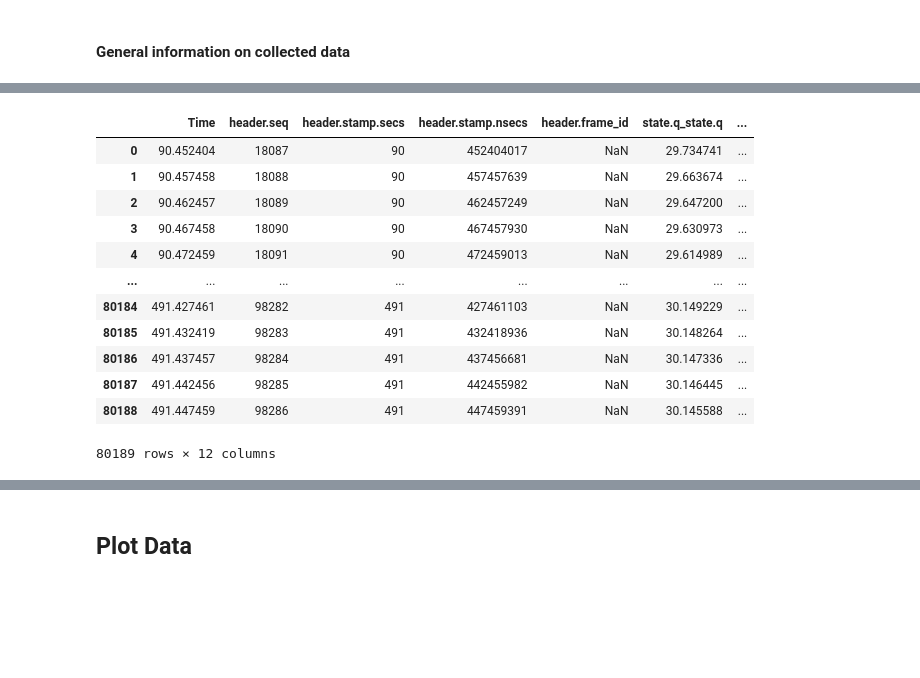
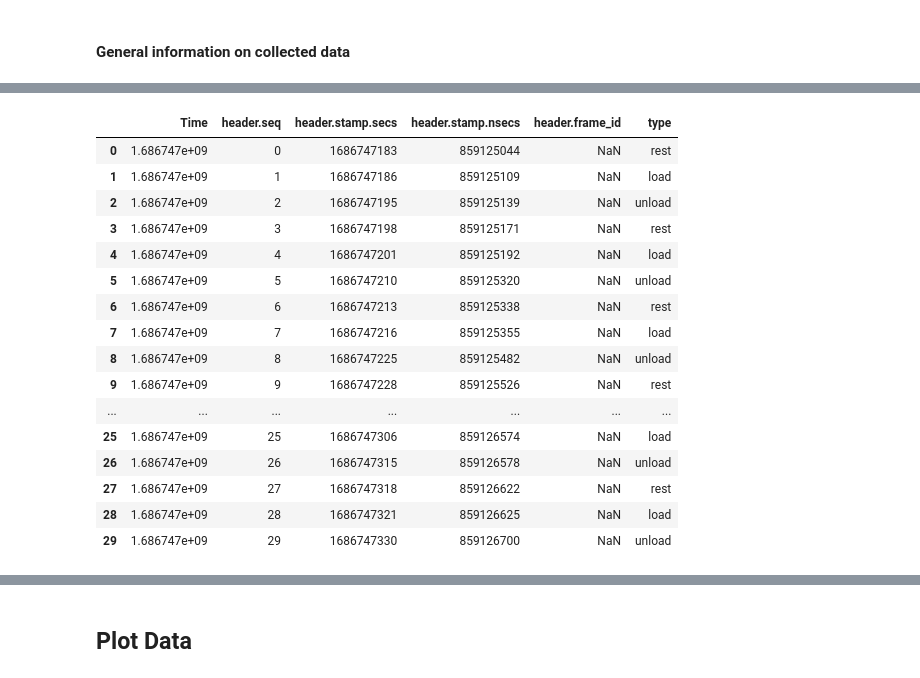
Before and after one commit to Cyberjin7/master_thesis, a Jupyter notebook: analysis/unloading_analysis.ipynb, the cells around one changed output, grey strips where cells are left out. Cells and saved outputs as stored; diff of their text form; code cells hidden in the pictures; blank space fills up the shorter version.

```diff
--- a/analysis/unloading_analysis.ipynb
+++ b/analysis/unloading_analysis.ipynb
@@ -12,11 +12,3 @@ import os
 
 bagpy is used to load bag files.
 A list of bagreaders is made. One bagreader for each trial. So if an experiment was performed 4 times, a list of 4 bagreaders will be made.
-# %%
-# directory = '/home/jin/work/MT/predictive-exoskeleton/workspace/src/plotter/experiment/launch/bag/Jin24_03/' # home
-directory = '/home/ics-student/students/jinho/MA/repo/predictive-exoskeleton/workspace/src/plotter/experiment/launch/bag/test' # uni
-b = []
-for filename in os.listdir(directory):
-    f = os.path.join(directory, filename)
-    if not os.path.isdir(f):
-        b.append(bagreader(f))
@@ -26,0 +15,2 @@ for filename in os.listdir(directory):
+# %%
+directory = '/home/ics-student/students/jinho/MA/repo/predictive-exoskeleton/workspace/src/plotter/experiment/launch/bag/unloading/06_14_nat_unloading' # uni
@@ -73,3 +93,23 @@ CSV files already exist for:  /home/ics-student/students/jinho/MA/repo/predictiv
+# %%
+trial_emg_list = []
+trial_rms_list = []
+trial_type_list = []
+trial_state_list = []
+baseline_emg_list = []
+baseline_rms_list = []
+baseline_type_list = []
+
+
+for bag in trial:
+    trial_emg_list.append(bag.message_by_topic('emg_raw'))
+    trial_rms_list.append(bag.message_by_topic('emg_rms'))
+    trial_type_list.append(bag.message_by_topic('load_type'))
+    trial_state_list.append(bag.message_by_topic('state'))
+
+for bag in baseline:
+    baseline_emg_list.append(bag.message_by_topic('emg_raw'))
+    baseline_rms_list.append(bag.message_by_topic('emg_rms'))
+    baseline_type_list.append(bag.message_by_topic('load_type'))
 # %% [markdown]
 ### Create pandas data frames from csv files
 # %% [markdown]
@@ -95,3 +123,12 @@ NameError: name 'response_df_list' is not defined
+# %%
+trial_emg_dflist = csv2df(trial_emg_list)
+trial_rms_dflist = csv2df(trial_rms_list)
+trial_type_dflist = csv2df(trial_type_list)
+trial_state_dflist = csv2df(trial_state_list)
+
+baseline_emg_dflist = csv2df(baseline_emg_list)
+baseline_rms_dflist = csv2df(baseline_rms_list)
+baseline_type_dflist = csv2df(baseline_type_list)
 # %% [markdown]
 #### General information on collected data
 # %%
@@ -140,16 +184,20 @@ ref_df_list[0]
 # %%
-state_df_list[0]
+trial_type_dflist[0]
 # %% [output]
-|  | Time | header.seq | header.stamp.secs | header.stamp.nsecs | header.frame_id | state.q_state.q | ... |
-| 0 | 90.452404 | 18087 | 90 | 452404017 | NaN | 29.734741 | ... |
-| 1 | 90.457458 | 18088 | 90 | 457457639 | NaN | 29.663674 | ... |
-| 2 | 90.462457 | 18089 | 90 | 462457249 | NaN | 29.647200 | ... |
-| 3 | 90.467458 | 18090 | 90 | 467457930 | NaN | 29.630973 | ... |
-| 4 | 90.472459 | 18091 | 90 | 472459013 | NaN | 29.614989 | ... |
-| ... | ... | ... | ... | ... | ... | ... | ... |
-| 80184 | 491.427461 | 98282 | 491 | 427461103 | NaN | 30.149229 | ... |
-| 80185 | 491.432419 | 98283 | 491 | 432418936 | NaN | 30.148264 | ... |
-| 80186 | 491.437457 | 98284 | 491 | 437456681 | NaN | 30.147336 | ... |
-| 80187 | 491.442456 | 98285 | 491 | 442455982 | NaN | 30.146445 | ... |
-| 80188 | 491.447459 | 98286 | 491 | 447459391 | NaN | 30.145588 | ... |
+|  | Time | header.seq | header.stamp.secs | header.stamp.nsecs | header.frame_id | type |
+| 0 | 1.686747e+09 | 0 | 1686747183 | 859125044 | NaN | rest |
+| 1 | 1.686747e+09 | 1 | 1686747186 | 859125109 | NaN | load |
+| 2 | 1.686747e+09 | 2 | 1686747195 | 859125139 | NaN | unload |
+| 3 | 1.686747e+09 | 3 | 1686747198 | 859125171 | NaN | rest |
+| 4 | 1.686747e+09 | 4 | 1686747201 | 859125192 | NaN | load |
+| 5 | 1.686747e+09 | 5 | 1686747210 | 859125320 | NaN | unload |
+| 6 | 1.686747e+09 | 6 | 1686747213 | 859125338 | NaN | rest |
+| 7 | 1.686747e+09 | 7 | 1686747216 | 859125355 | NaN | load |
+| 8 | 1.686747e+09 | 8 | 1686747225 | 859125482 | NaN | unload |
+| 9 | 1.686747e+09 | 9 | 1686747228 | 859125526 | NaN | rest |
+| ... | ... | ... | ... | ... | ... | ... |
+| 25 | 1.686747e+09 | 25 | 1686747306 | 859126574 | NaN | load |
+| 26 | 1.686747e+09 | 26 | 1686747315 | 859126578 | NaN | unload |
+| 27 | 1.686747e+09 | 27 | 1686747318 | 859126622 | NaN | rest |
+| 28 | 1.686747e+09 | 28 | 1686747321 | 859126625 | NaN | load |
+| 29 | 1.686747e+09 | 29 | 1686747330 | 859126700 | NaN | unload |
-80189 rows × 12 columns
```
Also changed, not shown: parts of 36 cells of this notebook, 1 other file.
